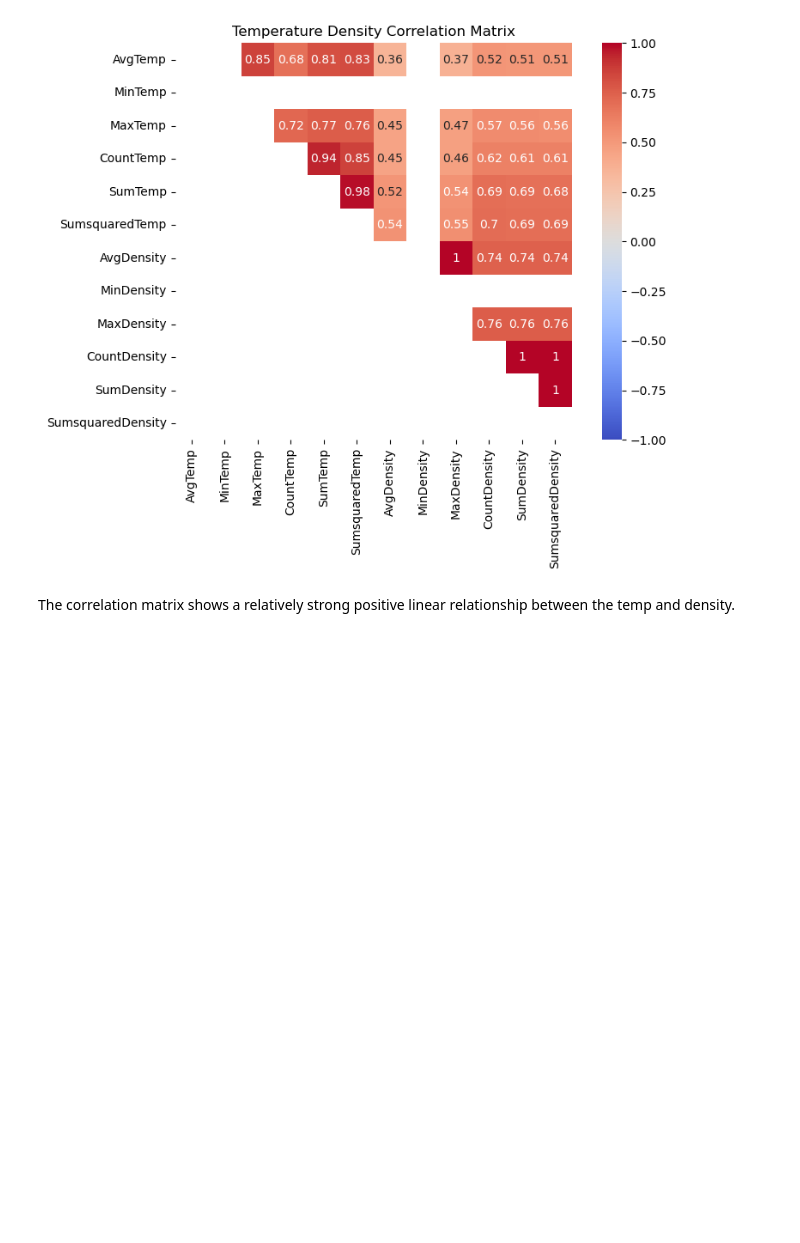
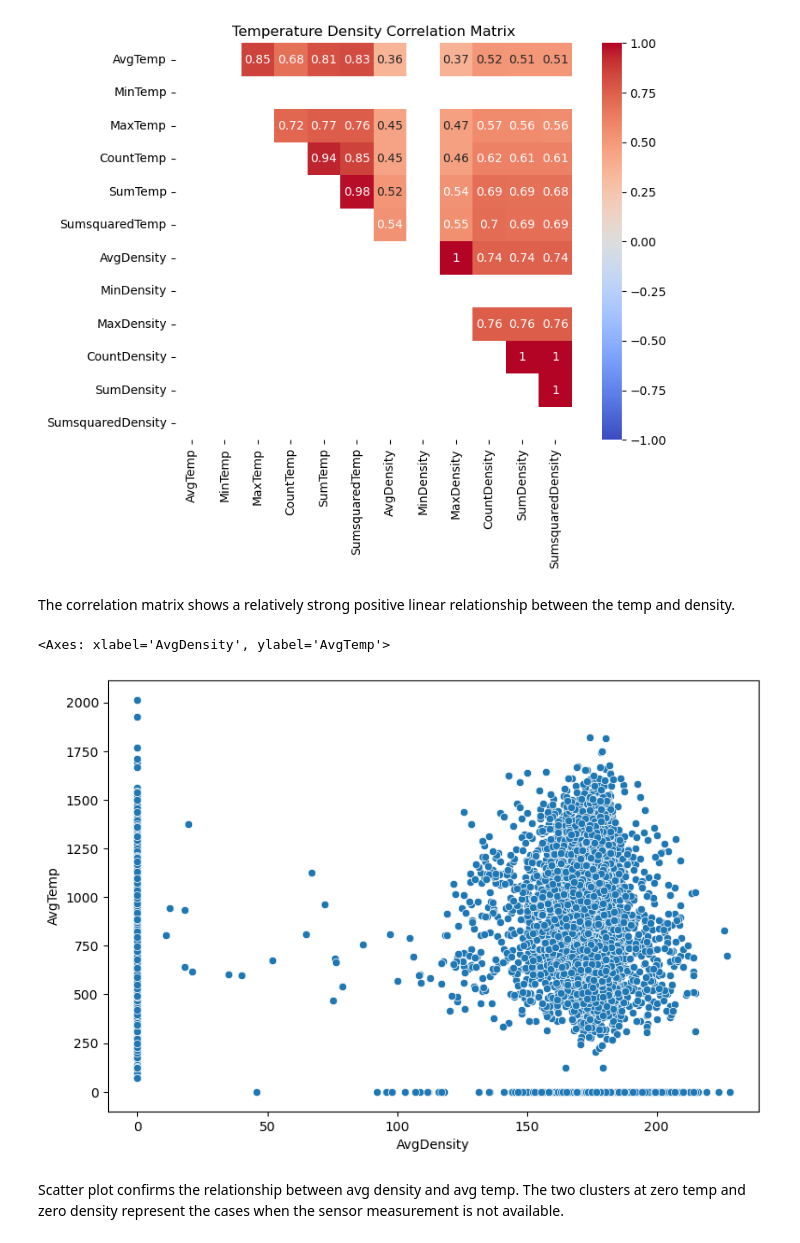
Before and after one commit to msskzx/problem-solvn, a Jupyter notebook: python_solutions/challenges/three-d-printer/three_d_printer.ipynb, the cells around one changed output. Cells and saved outputs as stored; diff of their text form; code cells hidden in the pictures; blank space fills up the shorter version.

```diff
--- a/python_solutions/challenges/three-d-printer/three_d_printer.ipynb
+++ b/python_solutions/challenges/three-d-printer/three_d_printer.ipynb
@@ -142,3 +144,10 @@ Text(0.5, 1.0, 'Temperature Density Correlation Matrix')
 [figure]
 # %% [markdown]
 The correlation matrix shows a relatively strong positive linear relationship between the temp and density.
+# %%
+sns.scatterplot(data = temp_density_df, x = 'AvgDensity', y = 'AvgTemp')
+# %% [output]
+<Axes: xlabel='AvgDensity', ylabel='AvgTemp'>
+[figure, added]
+# %% [markdown]
+Scatter plot confirms the relationship between avg density and avg temp. The two clusters at zero temp and zero density represent the cases when the sensor measurement is not available.
```
Also changed, not shown: parts of 8 cells of this notebook.
